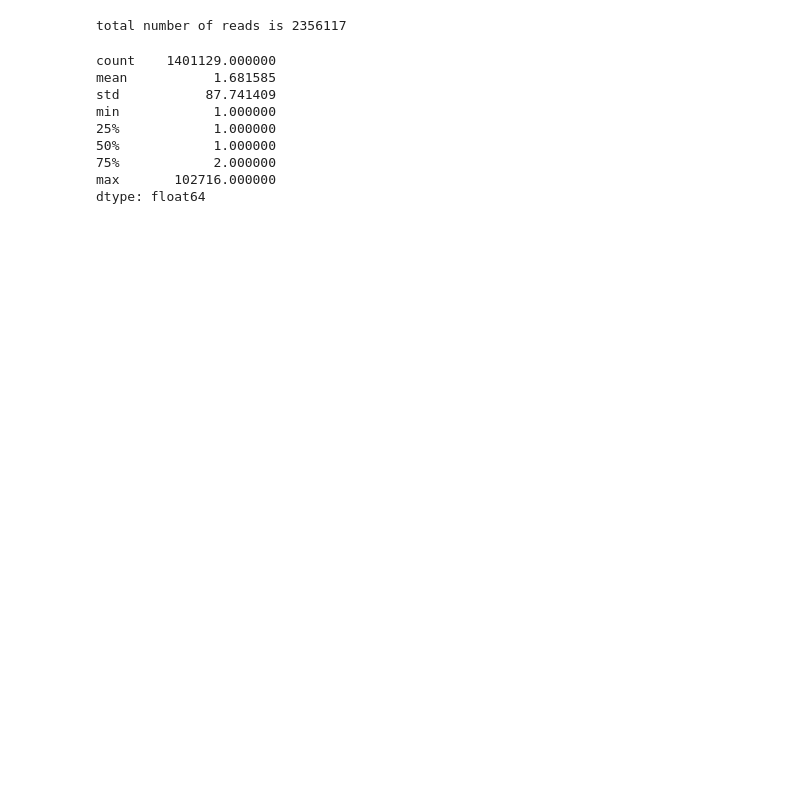
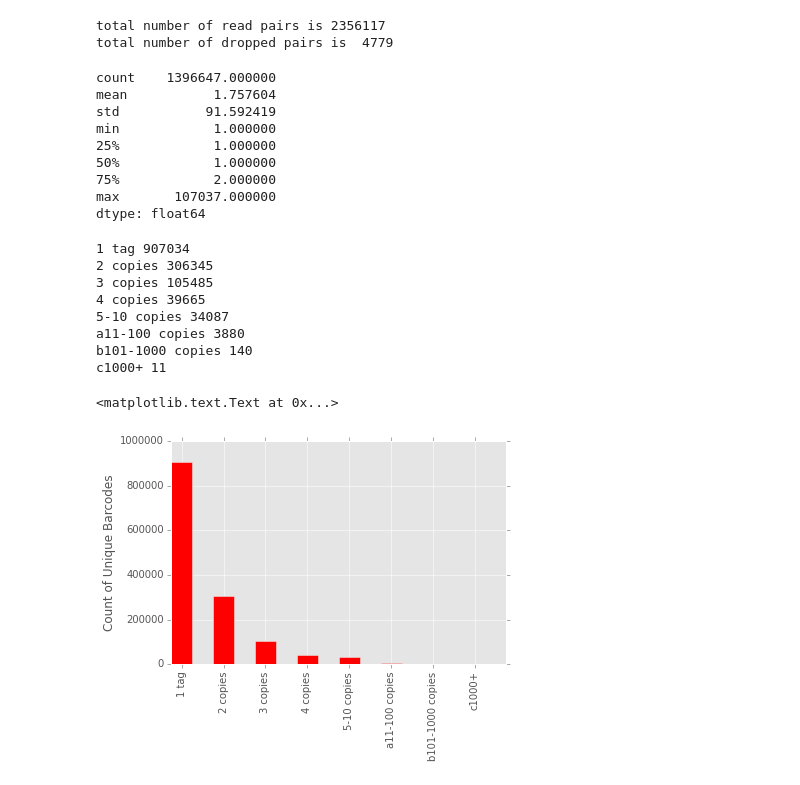
Before and after one commit to moetjens/MosaicismTools, a Jupyter notebook: MIPsAnalysis.ipynb, the cells around one changed output. Cells and saved outputs as stored; diff of their text form; code cells hidden in the pictures; blank space fills up the shorter version.

Commit message:
Added Plots

```diff
--- a/MIPsAnalysis.ipynb
+++ b/MIPsAnalysis.ipynb
@@ -41,7 +41,6 @@ myData = {}
 myData['r1fq'] = r1fqFile
 myData['r2fq'] = r2fqFile
 myData['sampleName'] = "Trp53"
-myData['tags'] = defaultdict(int) #tag will be the key and the family size will be the count
 barcode_dict = defaultdict(int)
 # %%
 #iterate through the fastq files
@@ -60,17 +59,23 @@ def fastq_iterator(myData):
         #if(count>1000): break
 
 readCount = 0
+dropOut = 0
 for read1Seq, read2Seq in fastq_iterator(myData):
     readCount +=1
     tag = read2Seq[:11]
+    if tag.count('N') > 0 :
+            dropOut += 1
+            continue
     if(tag not in barcode_dict):
         barcode_dict.update({tag:int(1)})
     else:
         barcode_dict[tag] += int(1)
 
-print("%s %s" % ("total number of reads is",str(readCount)))
+print("%s %s" % ("total number of read pairs is",str(readCount)))
+print("%s %s" % ("total number of dropped pairs is ",str(dropOut)))
 # %% [output]
-total number of reads is 2356117
+total number of read pairs is 2356117
+total number of dropped pairs is  4779
 # %%
 %matplotlib inline
 import matplotlib
@@ -83,12 +88,16 @@ import scipy.misc
 barcodeCounts= pd.DataFrame({'counts': barcode_dict.values()})
 print barcodeCounts['counts'].describe()
 
-file = open('/home/moetjens/kidd-lab-scratch/moetjens-projects/bsmn/MIPs/Run_2015-03-06/barcodeCounts.txt','w')
 
-for key, value in barcode_dict.iteritems():
-    file.write("%s\t%s\n" % (key,value))
+#barcodeCounts.plot(kind='hist', stacked=True, bins=20)
 
-file.close()
+
+#file = open('/home/moetjens/kidd-lab-scratch/moetjens-projects/bsmn/MIPs/Run_2015-03-06/barcodeCounts.txt','w')
+
+#for key, value in barcode_dict.iteritems():
+    #file.write("%s\t%s\n" % (key,value))
+
+#file.close()
 
 
 #histogram w/ Pandas
@@ -98,12 +107,12 @@ file.close()
 #barcodeCounts[1:100]
 #merged.plot(kind='hist', stacked=True, bins=20)
 # %% [output]
-count    1401129.000000
-mean           1.681585
-std           87.741409
+count    1396647.000000
+mean           1.757604
+std           91.592419
 min            1.000000
 25%            1.000000
 50%            1.000000
 75%            2.000000
-max       102716.000000
+max       107037.000000
 dtype: float64
@@ -109,0 +149,29 @@ dtype: float64
+# %%
+tagCount=[]
+tagName=[]
+for tagSet in sorted(SeqList.keys()):
+    print("%s %s" % (tagSet,len(SeqList[tagSet])))
+    tagCount.append(len(SeqList[tagSet]))
+    tagName.append(tagSet)
+
+N = 8
+counts = tagCount
+names = tagName
+width=0.50
+ind = np.arange(N)  # the x locations for the groups
+fig, ax = plt.subplots()
+ax.bar(ind, counts, width, color='r')
+ax.set_xticklabels( (tagName), rotation='vertical'  )
+plt.xticks(ind+width/2., names)
+plt.ylabel('Count of Unique Barcodes')
+# %% [output]
+1 tag 907034
+2 copies 306345
+3 copies 105485
+4 copies 39665
+5-10 copies 34087
+a11-100 copies 3880
+b101-1000 copies 140
+c1000+ 11
+<matplotlib.text.Text at 0x...>
+[figure, added]
```
Also changed, not shown: parts of 2 cells of this notebook.
